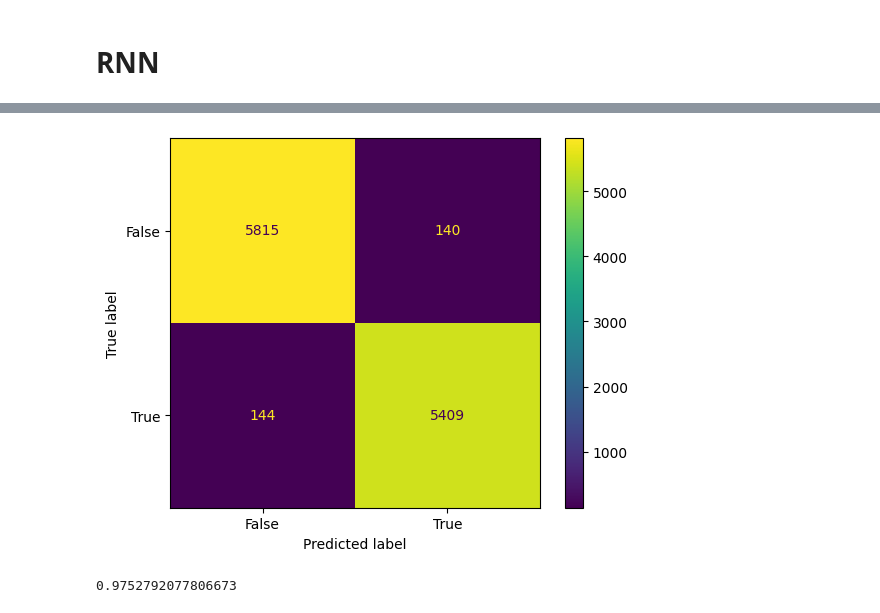
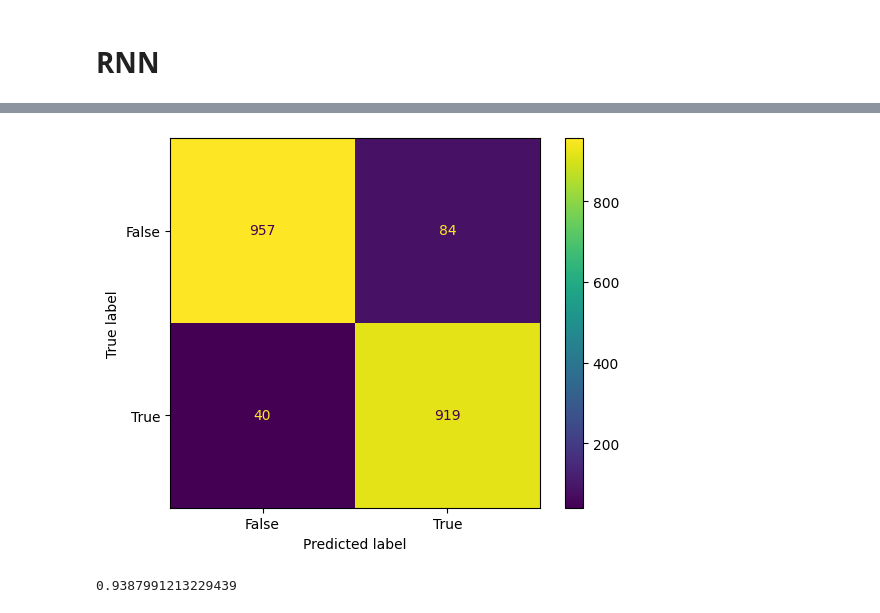
Before and after one commit to RaviPatel021/LLM_MachineLearning, a Jupyter notebook: LLM_MachineLearning.ipynb, the cells around one changed output, grey strips where cells are left out. Drawn from its saved outputs; the diff is of its cells as text; code cells hidden in the pictures.

```diff
--- a/LLM_MachineLearning.ipynb
+++ b/LLM_MachineLearning.ipynb
@@ -361,6 +318,15 @@ tf.keras.utils.plot_model(classifier_model)
 # %%
 loss = tf.keras.losses.BinaryCrossentropy(from_logits=True)
 metrics = tf.metrics.BinaryAccuracy()
+# %%
+train_dataset = (
+    tf.data.Dataset.from_tensor_slices(
+        (
+            tf.cast(df['reviewText'].values, tf.string),
+            tf.cast(df['llm'].values, tf.int32)
+        )
+    )
+)
 # %%
 epochs = 5
 steps_per_epoch = tf.data.experimental.cardinality(train_dataset).numpy()
@@ -392,0 +362,2 @@ print(f'Accuracy: {accuracy}')
+# %%
+y_preds = classifier_model.predict(val['reviewText'])
@@ -392,0 +366,8 @@ print(f'Accuracy: {accuracy}')
+# %%
+for i in range(len(y_preds)):
+  if y_preds[i]>0:
+    y_preds[i]=1
+  else:
+    y_preds[i]=0
+
+y_preds =y_preds.astype(int)
@@ -483,3 +481,3 @@ Epoch 10/10
 # %%
-y_preds = model.predict(df['reviewText'])
+y_preds = model.predict(val['reviewText'])
 # %% [output]
@@ -495,17 +493,17 @@ y_preds =y_preds.astype(int)
 # %%
 from sklearn import metrics
 import matplotlib.pyplot as plt
 
-confusion_matrix = metrics.confusion_matrix(df['llm'], y_preds)
+confusion_matrix = metrics.confusion_matrix(val['llm'], y_preds)
 
 cm_display = metrics.ConfusionMatrixDisplay(confusion_matrix = confusion_matrix, display_labels = [False, True])
 cm_display.plot()
 plt.show()
 # %% [output]
-[figure, old version]
+[figure, new version]
 # %%
 from sklearn.metrics import roc_auc_score
 
-roc_auc_score(df['llm'], y_preds)
+roc_auc_score(val['llm'], y_preds)
 # %% [output]
-0.9752792077806673
+0.9387991213229439
```
Also changed, not shown: parts of 20 cells of this notebook.
